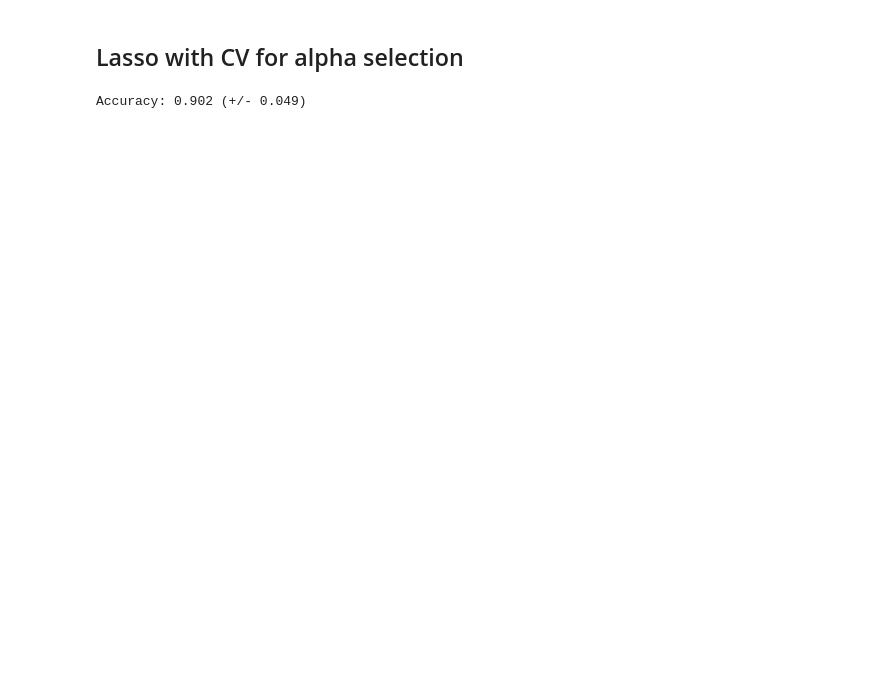
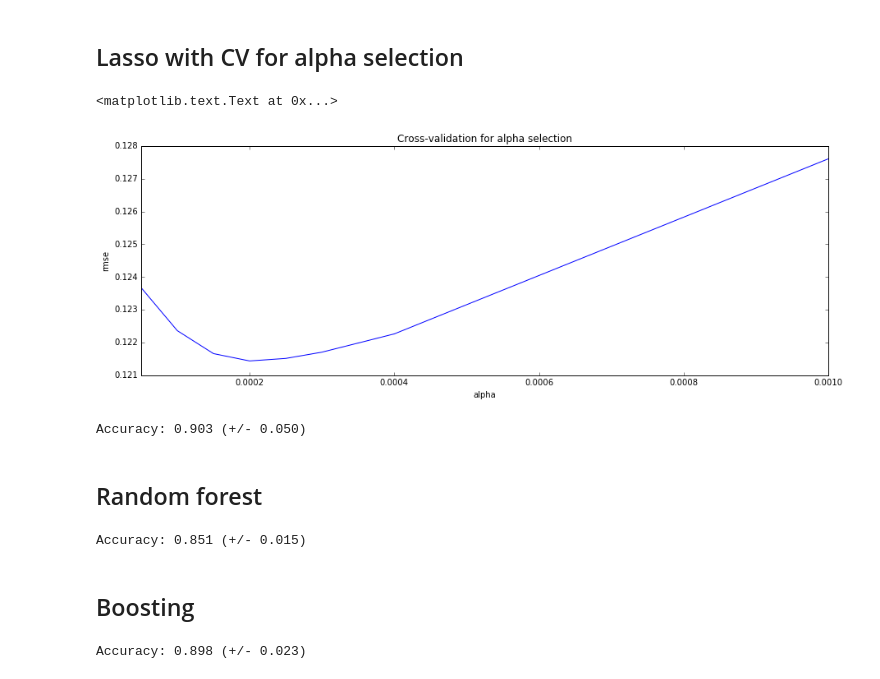
Before and after one commit to albertwildeman/Kaggle-Ames_Housing_Prices, a Jupyter notebook: Ames.ipynb, the cells around one changed output. Saved outputs shown, nothing was run; the diff lists cells and outputs as text; code cells hidden in the pictures; blank space fills up the shorter version.

```diff
--- a/Ames.ipynb
+++ b/Ames.ipynb
@@ -446,18 +438,55 @@ Accuracy: 0.897 (+/- 0.051)
 # %% [markdown]
 ## Lasso with CV for alpha selection
+# %%
+# Calculate CV RMSE for a range of alpha values
+alphas = [5e-5, 1e-4, 1.5e-4, 2e-4, 2.5e-4, 3e-4, 4e-4, 5e-4, 1e-3]
+cv_lasso = [rmse_cv(linear_model.Lasso(alpha = alpha)).mean()
+            for alpha in alphas]
+
+cv_lasso = pd.Series(cv_lasso, index = alphas)
+cv_lasso.plot(title = "Cross-validation for alpha selection")
+plt.xlabel("alpha")
+plt.ylabel("rmse")
+# %% [output]
+<matplotlib.text.Text at 0x...>
+[figure, added]
+# %%
+# For lasso, there is a model in SKLearn that does CV automatically:
+model_lasso = linear_model.Lasso(alpha = 2e-4).fit(X_trn, y_trn)
+pred = np.expm1(model_lasso.predict(X_tst))
+
+# CV score
+scores = cross_val_score(model_lasso, X_trn, y_trn, cv=5)
+print("Accuracy: %0.3f (+/- %0.3f)" % (scores.mean(), scores.std() * 2))
+
+# Since this does ever so slightly better than ridge regression, use this model to make a prediction for submission to Kaggle.
+
+# Prepare submission
+subm_ndar = np.vstack((np.arange(n_trn+1,n_ttl+1), pred)).T
+submission_df = pd.DataFrame(subm_ndar, columns = ['Id', 'SalePrice'], dtype=int)
+
+# Write to file
+submission_df.to_csv("subm_Lasso.csv", index=False)
+# %% [output]
+Accuracy: 0.903 (+/- 0.050)
+# %% [markdown]
+## Random forest
 # %%
-model_lasso = linear_model.LassoCV(alphas = [0.0005, 0.001, 0.002, 0.005, 0.01]).fit(X_trn, y_trn)
-pred = np.expm1(model_lasso.predict(X_tst))
-
-# Prepare submission
-subm_ndar = np.vstack((np.arange(n_trn+1,n_ttl+1), pred)).T
-submission_df = pd.DataFrame(subm_ndar, columns = ['Id', 'SalePrice'], dtype=int)
+model_RF = ensemble.RandomForestRegressor().fit(X_trn, y_trn)
+pred = np.expm1(model_RF.predict(X_tst))
 
 # CV score
-scores = cross_val_score(model_lasso, X_trn, y_trn, cv=5)
+scores = cross_val_score(model_RF, X_trn, y_trn, cv=5)
 print("Accuracy: %0.3f (+/- %0.3f)" % (scores.mean(), scores.std() * 2))
-
-# Write to file
-submission_df.to_csv("subm_Lasso.csv", index=False)
 # %% [output]
-Accuracy: 0.902 (+/- 0.049)
+Accuracy: 0.851 (+/- 0.015)
+# %% [markdown]
+## Boosting
+# %%
+model_bst = ensemble.GradientBoostingRegressor().fit(X_trn, y_trn)
+
+# CV score
+scores = cross_val_score(model_bst, X_trn, y_trn, cv=5)
+print("Accuracy: %0.3f (+/- %0.3f)" % (scores.mean(), scores.std() * 2))
+# %% [output]
+Accuracy: 0.898 (+/- 0.023)
```
Also changed, not shown: parts of 19 cells of this notebook, 1 other file.
